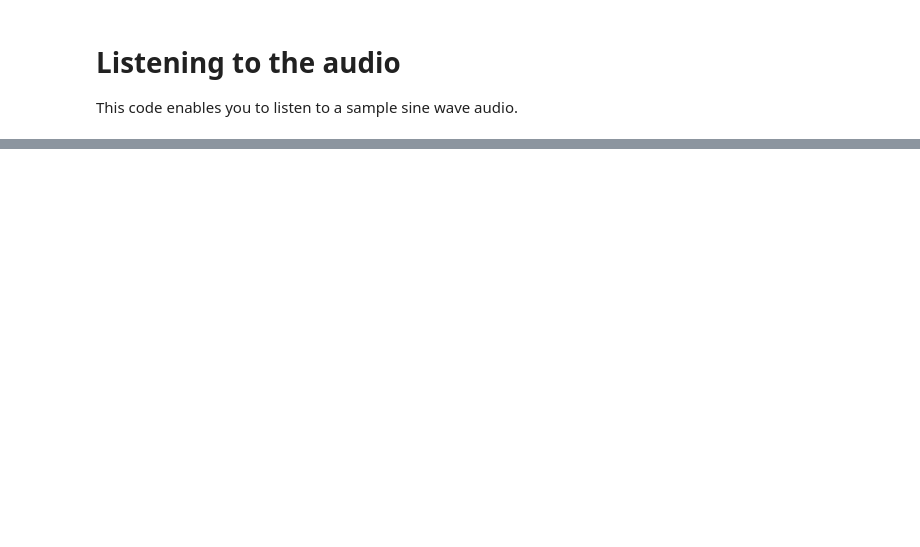
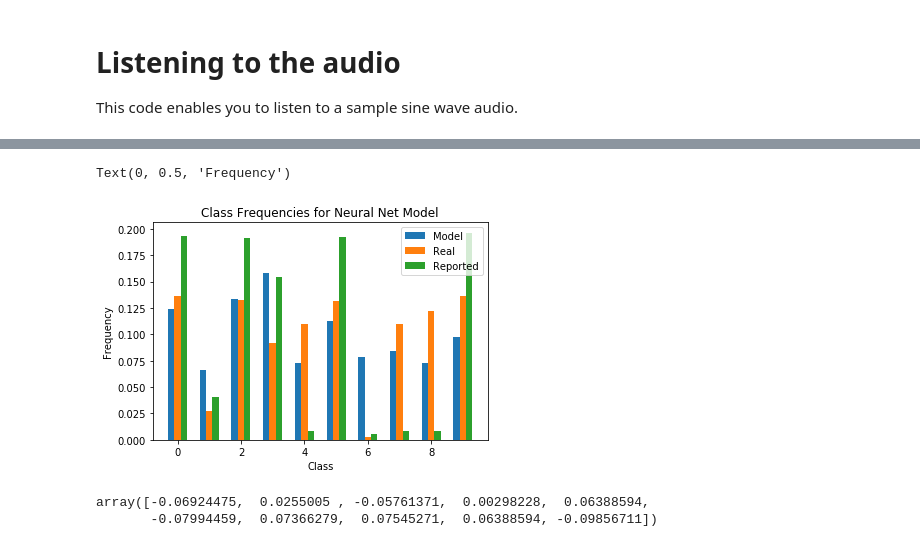
Before and after one commit to MikeBao99/cs181-practicals, a Jupyter notebook: P3/helpers.ipynb, the cells around one changed output, grey strips where cells are left out. Saved outputs shown, nothing was run; the diff lists cells and outputs as text; code cells hidden in the pictures; blank space fills up the shorter version.

```diff
--- a/P3/helpers.ipynb
+++ b/P3/helpers.ipynb
@@ -76,7 +82,7 @@ predictions = clf.predict(pca.transform(X_test))
 # %% [markdown]
 # Write Predictions
 # %%
-with open("predictions.csv", "w") as f:
+with open("predictions_xg.csv", "w") as f:
     f.write("Id,Prediction\n")
     for i, u in enumerate(predictions):
         f.write(str(i) + "," + str(int(u)) + "\n")
@@ -95,0 +197,19 @@ ipd.Audio(signal, rate=SAMPLE_RATE)
+# %%
+hist_mlp = [sum(predictions_mlp == i)/len(predictions_mlp) for i in range(10)]
+real_hist = [sum(y_labeled == i)/len(y_labeled) for i in range(10)]
+w=0.2
+plt.bar(np.array(range(10))-[w] * 10, hist_mlp, w)
+plt.bar(np.array(range(10)), hist_freq, w)
+plt.bar(np.array(range(10))+[w] * 10, real_hist, w)
+plt.title("Class Frequencies for Neural Net Model")
+plt.legend(['Model', 'Real', 'Reported'])
+plt.xlabel('Class')
+plt.ylabel('Frequency')
+# %% [output]
+Text(0, 0.5, 'Frequency')
+[figure, added]
+# %%
+np.array(hist_mlp) - np.array(real_hist)
+# %% [output]
+array([-0.06924475,  0.0255005 , -0.05761371,  0.00298228,  0.06388594,
+       -0.07994459,  0.07366279,  0.07545271,  0.06388594, -0.09856711])
```
Also changed, not shown: parts of 23 cells of this notebook, 1 other file.
